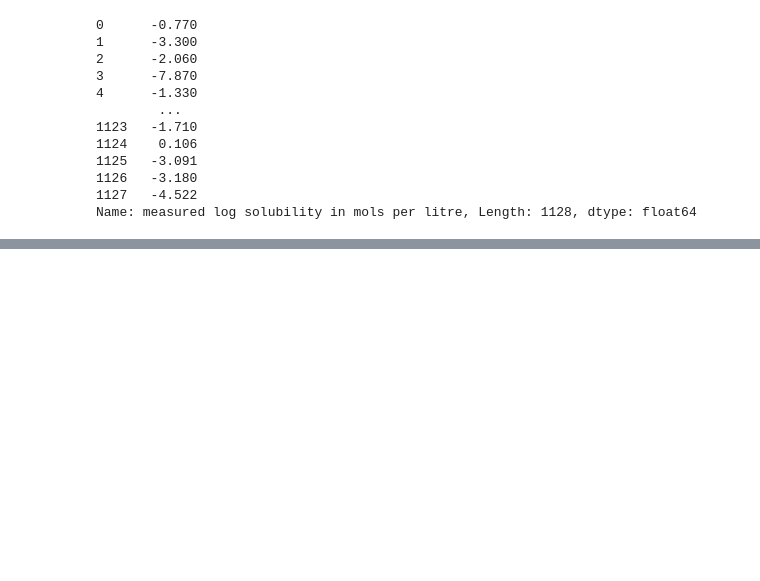
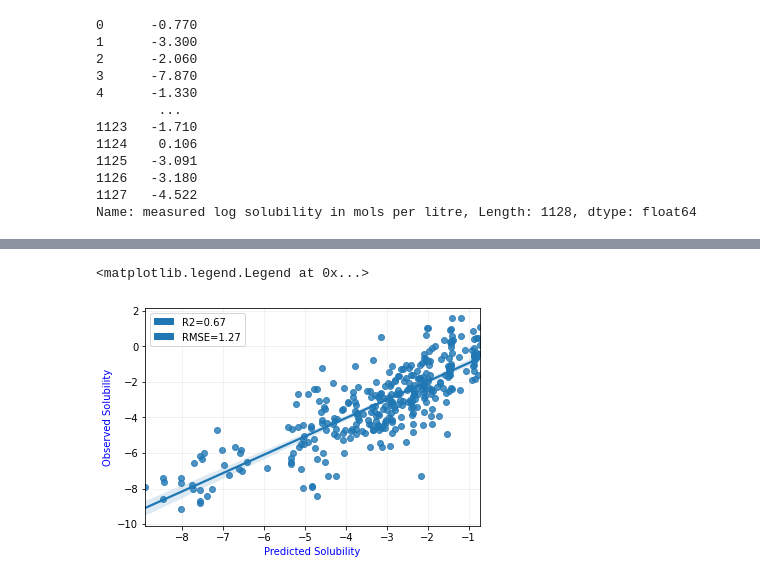
Before and after one commit to gashawmg/Solubility-prediction-using-Machine-Learning, a Jupyter notebook: Solubility prediction using molecular_fingerprints.ipynb, the cells around one changed output, grey strips where cells are left out. Drawn from its saved outputs; the diff is of its cells as text; code cells hidden in the pictures; blank space fills up the shorter version.

```diff
--- a/Solubility prediction using molecular_fingerprints.ipynb
+++ b/Solubility prediction using molecular_fingerprints.ipynb
@@ -189,0 +192,4 @@ plt.legend(handles=[R_2, rmse2])
+# %%
+# Train and predictions
+pipe2.fit(train_rd_fps,y_train)
+xgb_prediction_rd = pipe2.predict(test_rd_fps)
@@ -189,0 +208,13 @@ plt.legend(handles=[R_2, rmse2])
+# %%
+#plot predicted vs actual solubility
+import matplotlib.patches as mpatches
+sn.regplot(x=xgb_prediction_rd, y=y_test)
+plt.xlabel('Predicted Solubility', color='blue')
+plt.ylabel('Observed Solubility', color ='blue')
+plt.grid(alpha=0.2)
+xgb_R2_rd = mpatches.Patch(label="R2={:04.2f}".format(xgb_R2_rd))
+xgb_rmse_rd = mpatches.Patch(label="RMSE={:04.2f}".format(xgb_rmse_rd))
+plt.legend(handles=[xgb_R2_rd, xgb_rmse_rd])
+# %% [output]
+<matplotlib.legend.Legend at 0x...>
+[figure, added]
```
Also changed, not shown: parts of 16 cells of this notebook.
